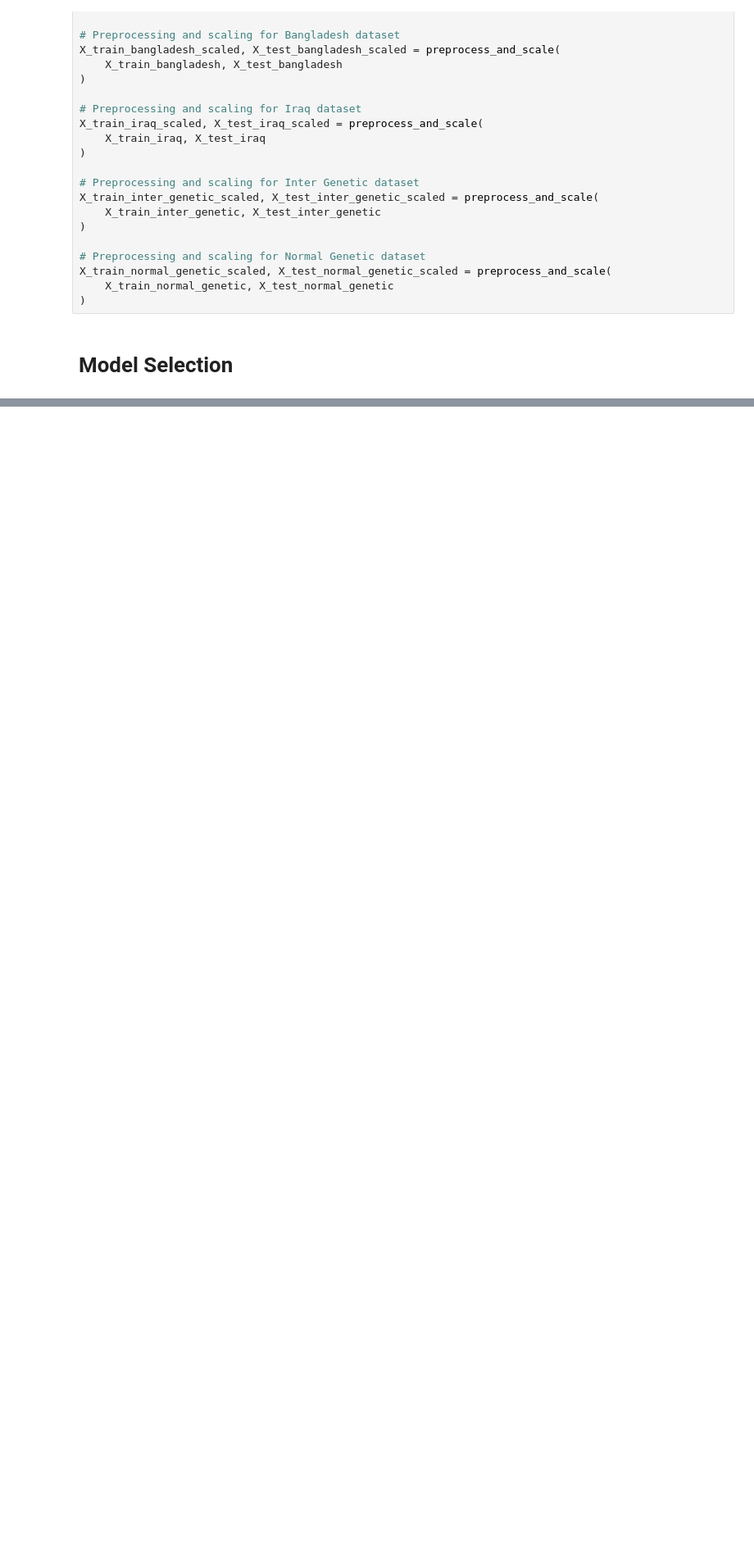
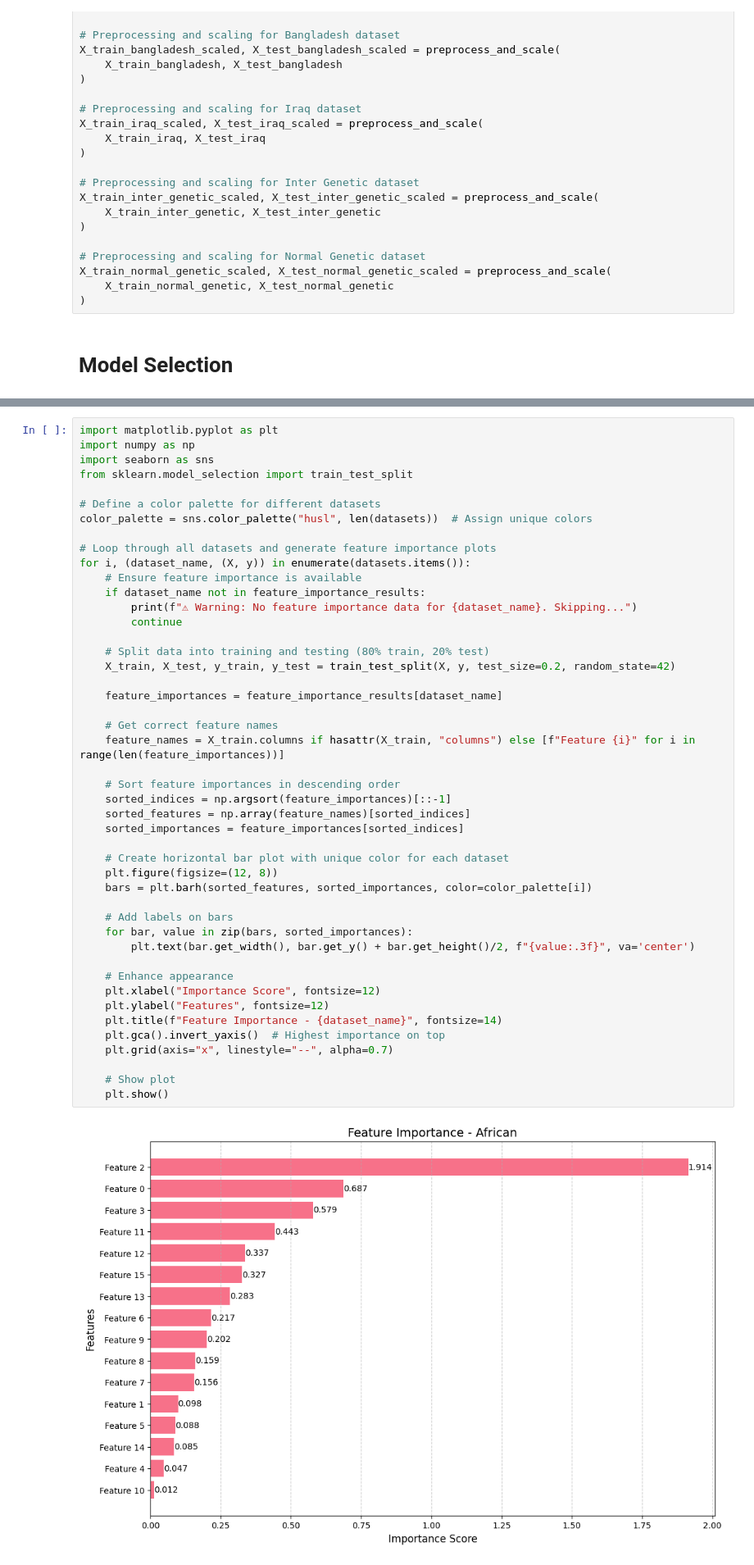
Before and after one commit to AbdullahDahabre/T2D-Prediction-System--Data-Fusion-for-Enhanced-Decision-Making, a Jupyter notebook: Data_Fusion.ipynb, the cells around one changed output, grey strips where cells are left out. Shown: that part at 82% size. Saved outputs shown, nothing was run; the diff lists cells and outputs as text; blank space fills up the shorter version.

```diff
--- a/Data_Fusion.ipynb
+++ b/Data_Fusion.ipynb
@@ -378,0 +808,48 @@ Model Evaluation
+# %%
+import matplotlib.pyplot as plt
+import numpy as np
+import seaborn as sns
+from sklearn.model_selection import train_test_split
+
+# Define a color palette for different datasets
+color_palette = sns.color_palette("husl", len(datasets))  # Assign unique colors
+
+# Loop through all datasets and generate feature importance plots
+for i, (dataset_name, (X, y)) in enumerate(datasets.items()):
+    # Ensure feature importance is available
+    if dataset_name not in feature_importance_results:
+        print(f"⚠ Warning: No feature importance data for {dataset_name}. Skipping...")
+        continue
+
+    # Split data into training and testing (80% train, 20% test)
+    X_train, X_test, y_train, y_test = train_test_split(X, y, test_size=0.2, random_state=42)
+
+    feature_importances = feature_importance_results[dataset_name]
+
+    # Get correct feature names
+    feature_names = X_train.columns if hasattr(X_train, "columns") else [f"Feature {i}" for i in range(len(feature_importances))]
+
+    # Sort feature importances in descending order
+    sorted_indices = np.argsort(feature_importances)[::-1]
+    sorted_features = np.array(feature_names)[sorted_indices]
+    sorted_importances = feature_importances[sorted_indices]
+
+    # Create horizontal bar plot with unique color for each dataset
+    plt.figure(figsize=(12, 8))
+    bars = plt.barh(sorted_features, sorted_importances, color=color_palette[i])
+
+    # Add labels on bars
+    for bar, value in zip(bars, sorted_importances):
+        plt.text(bar.get_width(), bar.get_y() + bar.get_height()/2, f"{value:.3f}", va='center')
+
+    # Enhance appearance
+    plt.xlabel("Importance Score", fontsize=12)
+    plt.ylabel("Features", fontsize=12)
+    plt.title(f"Feature Importance - {dataset_name}", fontsize=14)
+    plt.gca().invert_yaxis()  # Highest importance on top
+    plt.grid(axis="x", linestyle="--", alpha=0.7)
+
+    # Show plot
+    plt.show()
+# %% [output]
+[figure, added]
```
Also changed, not shown: parts of 42 cells of this notebook.
